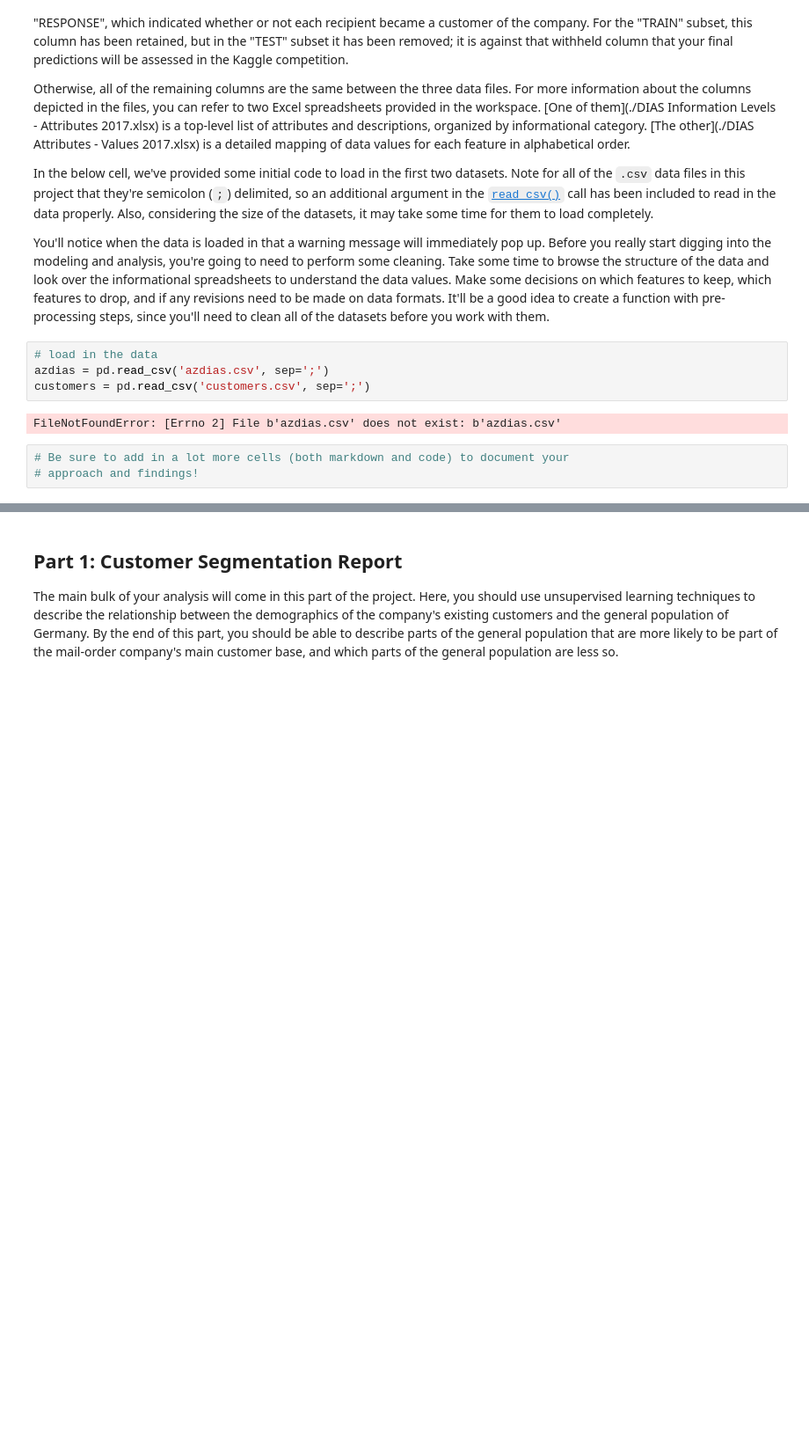
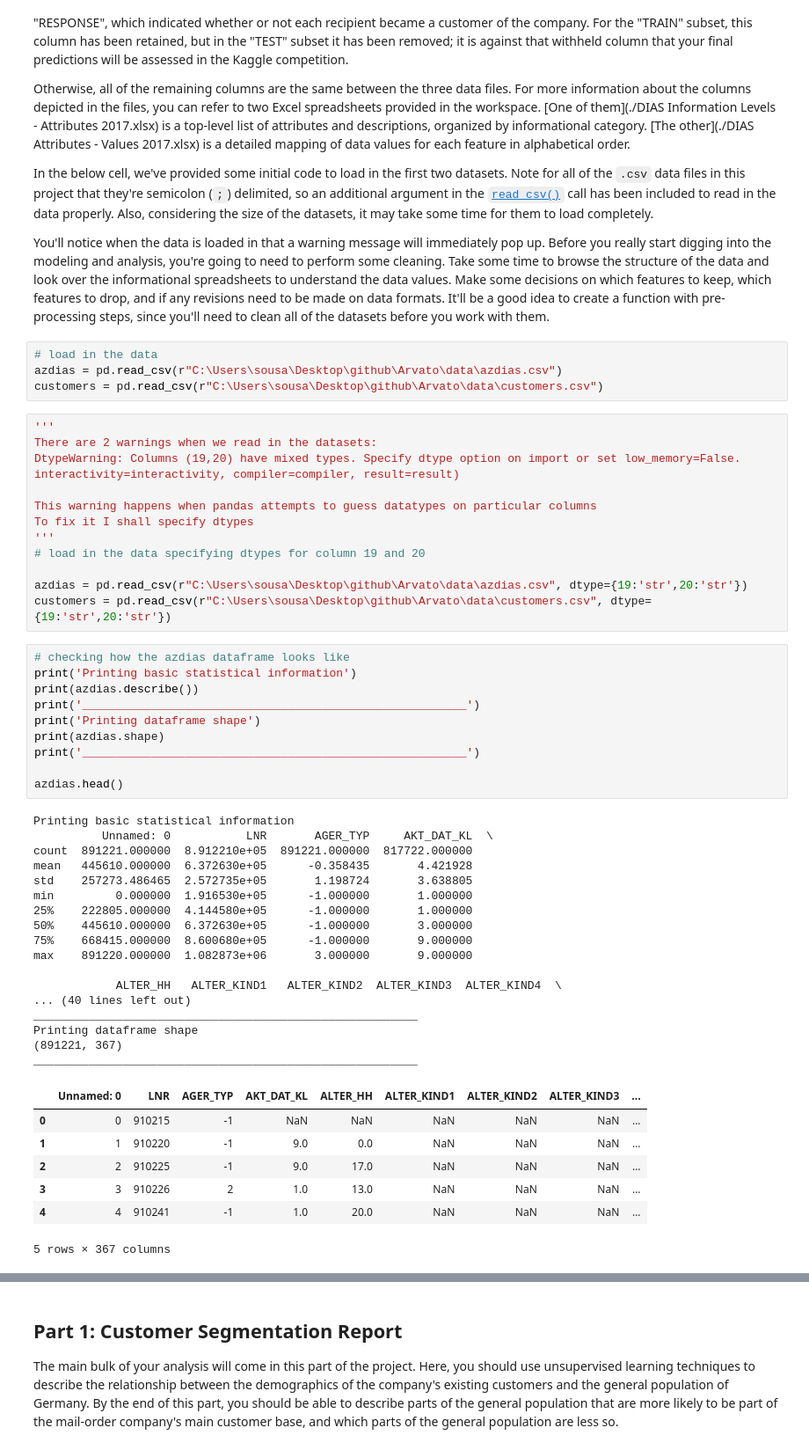
Before and after one commit to sousablde/Arvato-Bertelsmann-Customer-Acquisition, a Jupyter notebook: Arvato Project Workbook.ipynb, the cells around one changed output, grey strips where cells are left out. Shown at 88% size. Saved outputs shown, nothing was run; the diff lists cells and outputs as text; blank space fills up the shorter version.

```diff
--- a/Arvato Project Workbook.ipynb
+++ b/Arvato Project Workbook.ipynb
@@ -34,10 +36,53 @@ In the below cell, we've provided some initial code to load in the first two dat
 You'll notice when the data is loaded in that a warning message will immediately pop up. Before you really start digging into the modeling and analysis, you're going to need to perform some cleaning. Take some time to browse the structure of the data and look over the informational spreadsheets to understand the data values. Make some decisions on which features to keep, which features to drop, and if any revisions need to be made on data formats. It'll be a good idea to create a function with pre-processing steps, since you'll need to clean all of the datasets before you work with them.
 # %%
 # load in the data
-azdias = pd.read_csv('azdias.csv', sep=';')
-customers = pd.read_csv('customers.csv', sep=';')
+azdias = pd.read_csv(r"C:\Users\sousa\Desktop\github\Arvato\data\azdias.csv")
+customers = pd.read_csv(r"C:\Users\sousa\Desktop\github\Arvato\data\customers.csv")
-# %% [output]
-FileNotFoundError: [Errno 2] File b'azdias.csv' does not exist: b'azdias.csv'
-# %%
-# Be sure to add in a lot more cells (both markdown and code) to document your
-# approach and findings!
+# %%
+'''
+There are 2 warnings when we read in the datasets:
+DtypeWarning: Columns (19,20) have mixed types. Specify dtype option on import or set low_memory=False.
+interactivity=interactivity, compiler=compiler, result=result)
+
+This warning happens when pandas attempts to guess datatypes on particular columns
+To fix it I shall specify dtypes
+'''
+# load in the data specifying dtypes for column 19 and 20
+
+azdias = pd.read_csv(r"C:\Users\sousa\Desktop\github\Arvato\data\azdias.csv", dtype={19:'str',20:'str'})
+customers = pd.read_csv(r"C:\Users\sousa\Desktop\github\Arvato\data\customers.csv", dtype={19:'str',20:'str'})
+# %%
+# checking how the azdias dataframe looks like
+print('Printing basic statistical information')
+print(azdias.describe())
+print('________________________________________________________')
+print('Printing dataframe shape')
+print(azdias.shape)
+print('________________________________________________________')
+
+azdias.head()
+# %% [output]
+Printing basic statistical information
+          Unnamed: 0           LNR       AGER_TYP     AKT_DAT_KL  \
+count  891221.000000  8.912210e+05  891221.000000  817722.000000
+mean   445610.000000  6.372630e+05      -0.358435       4.421928
+std    257273.486465  2.572735e+05       1.198724       3.638805
+min         0.000000  1.916530e+05      -1.000000       1.000000
+25%    222805.000000  4.144580e+05      -1.000000       1.000000
+50%    445610.000000  6.372630e+05      -1.000000       3.000000
+75%    668415.000000  8.600680e+05      -1.000000       9.000000
+max    891220.000000  1.082873e+06       3.000000       9.000000
+
+            ALTER_HH   ALTER_KIND1   ALTER_KIND2  ALTER_KIND3  ALTER_KIND4  \
+... (40 lines left out)
+________________________________________________________
+Printing dataframe shape
+(891221, 367)
+________________________________________________________
+|  | Unnamed: 0 | LNR | AGER_TYP | AKT_DAT_KL | ALTER_HH | ALTER_KIND1 | ALTER_KIND2 | ALTER_KIND3 | ... |
+| 0 | 0 | 910215 | -1 | NaN | NaN | NaN | NaN | NaN | ... |
+| 1 | 1 | 910220 | -1 | 9.0 | 0.0 | NaN | NaN | NaN | ... |
+| 2 | 2 | 910225 | -1 | 9.0 | 17.0 | NaN | NaN | NaN | ... |
+| 3 | 3 | 910226 | 2 | 1.0 | 13.0 | NaN | NaN | NaN | ... |
+| 4 | 4 | 910241 | -1 | 1.0 | 20.0 | NaN | NaN | NaN | ... |
+5 rows × 367 columns
```
Also changed, not shown: parts of 8 cells of this notebook.
